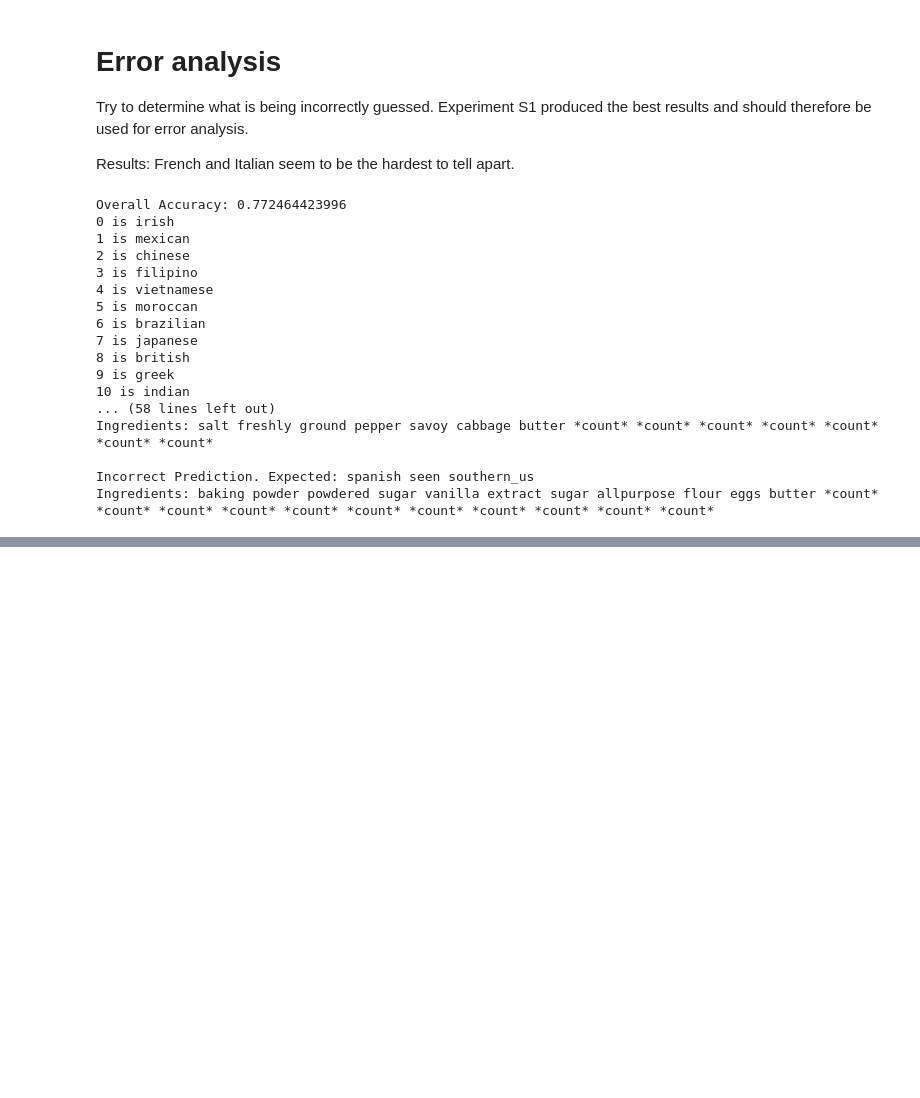
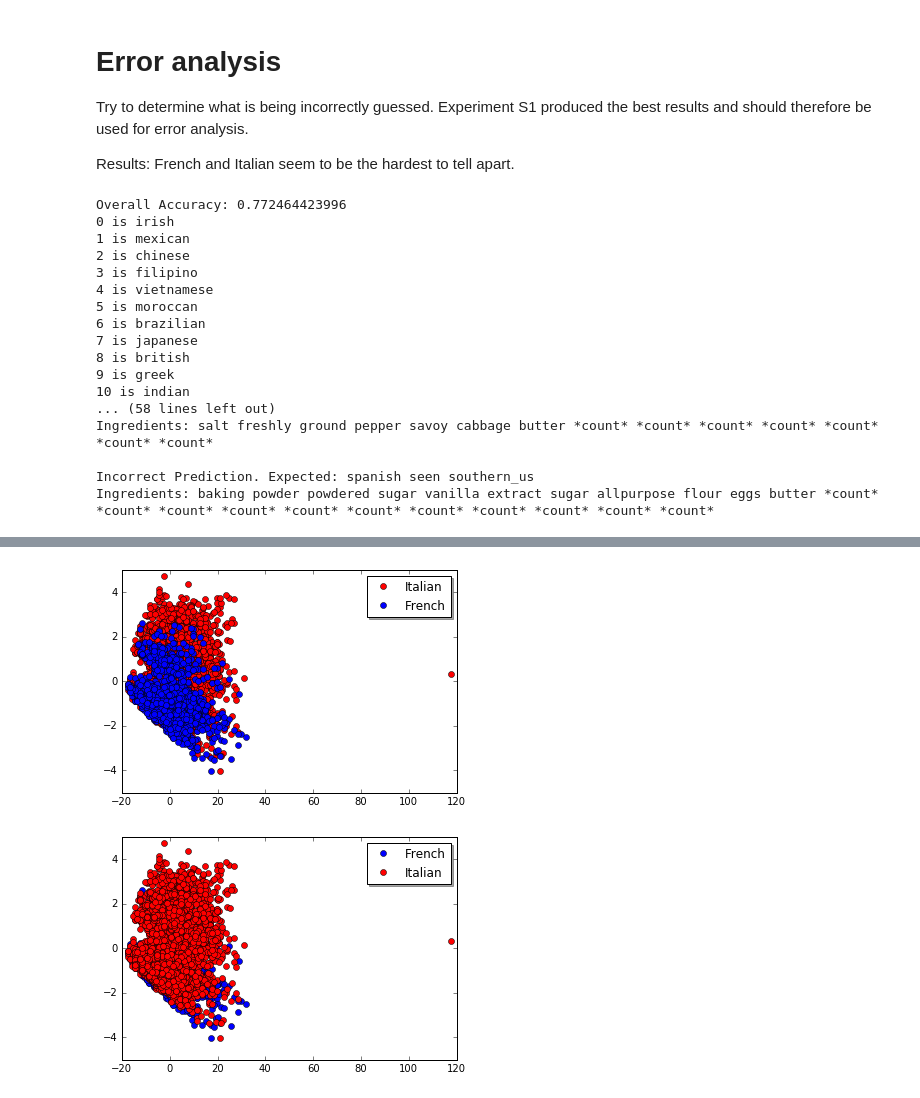
Before and after one commit to ddelmoli/MIDS-w207-Final, a Jupyter notebook: FinalProject-Baseline.ipynb, the cells around one changed output, grey strips where cells are left out. Cells and saved outputs as stored; diff of their text form; code cells hidden in the pictures; blank space fills up the shorter version.

Commit message:
last expirements post error analysis

```diff
--- a/FinalProject-Baseline.ipynb
+++ b/FinalProject-Baseline.ipynb
@@ -572,9 +575,10 @@ def update_predictions_of_subgroup(test_data, predictions, group_labels):
 
 
 parse_all_data(add_experimentS1_features)
-this_train_data = full_train_data
-this_train_labels = full_train_labels
-this_test_data = submission_data
+this_train_data = train_data
+this_train_labels = train_labels
+this_test_data = test_data
+this_test_labels = test_labels
 
 euro_labels = ["french", "italian", "greek", 'russian', "moroccan", "spanish", "southern_us", "irish",
                'mexican', "brazilian", "british", "cajun_creole"]
@@ -595,8 +599,8 @@ predictions = lr.predict(test_docterm)
 predictions =  update_predictions_of_subgroup(this_test_data, predictions, euro_labels)
 predictions =  update_predictions_of_subgroup(this_test_data, predictions, asian_labels)
 
-create_submission_csv(predictions=predictions)
+#create_submission_csv(predictions=predictions)
 
-#report_errors(predictions, test_docterm, test_labels, test_data, 0)
+report_errors(predictions, test_docterm, this_test_labels, this_test_data, 0)
 
 print "Results in 0.78701 accuracy on Kaggle for 564th place when using full training set."
@@ -602,0 +631,62 @@ print "Results in 0.78701 accuracy on Kaggle for 564th place when using full tra
+# %%
+import warnings
+warnings.filterwarnings('ignore')
+
+def create_2D_projection(test_data, predictions, group_labels):
+    '''Render the 2D projection before trying any fancy GMM modelling'''
+    group_train_data = [this_train_data[index] for index, data in enumerate(this_train_labels) if data in group_labels]
+    group_train_labels = [this_train_labels[index] for index, data in enumerate(this_train_labels) if data in group_labels]
+
+    vectorizer = CountVectorizer()
+    group_train_docterm = vectorizer.fit_transform(group_train_data)
+
+    pca = PCA(n_components=2).fit(group_train_docterm.toarray())
+
+    # take any prediction from europe descent and rerun it through our group specific classifier
+    group_test_data = [test_data[index] for index, data in enumerate(predictions) if data in group_labels]
+    group_test_docterm = vectorizer.transform(group_test_data)
+
+
+    D2_train_data = pca.transform(group_train_docterm.toarray())
+    D2_test_data = pca.transform(group_test_docterm.toarray())
+    # seperate positive and negative train examples
+    french_train = np.array([D2_train_data[i] for i, label in enumerate(group_train_labels) if label == 'french'])
+    italian_train = np.array([D2_train_data[i] for i, label in enumerate(group_train_labels) if label == 'italian'])
+
+    fig, ax = plt.subplots()
+    ax.plot(italian_train[:,0], italian_train[:,1], 'ro', label='Italian')
+    ax.plot(french_train[:,0], french_train[:,1], 'bo', label='French')
+    legend = ax.legend(numpoints=1, loc='upper right', shadow=True)
+
+    fig, ax = plt.subplots()
+    ax.plot(french_train[:,0], french_train[:,1], 'bo', label='French')
+    ax.plot(italian_train[:,0], italian_train[:,1], 'ro', label='Italian')
+    legend = ax.legend(numpoints=1, loc='upper right', shadow=True)
+
+
+
+
+parse_all_data(add_experimentS1_features)
+this_train_data = train_data
+this_train_labels = train_labels
+this_test_data = test_data
+this_test_labels = test_labels
+
+
+fi_labels = ["french", "italian"]
+
+# train the entire set as normal
+lr = LogisticRegression(C=1.0)
+vectorizer = CountVectorizer()
+train_docterm = vectorizer.fit_transform(this_train_data)
+test_docterm = vectorizer.transform(this_test_data)
+
+# predict overall results
+lr.fit(train_docterm, this_train_labels)
+predictions = lr.predict(test_docterm)
+
+# render a scatter plot to see if italian and french are good candidate for guassian mixed models.
+create_2D_projection(this_test_data, predictions, fi_labels)
+# %% [output]
+[figure, added]
+[figure, added]
```
Also changed, not shown: parts of 13 cells of this notebook.
